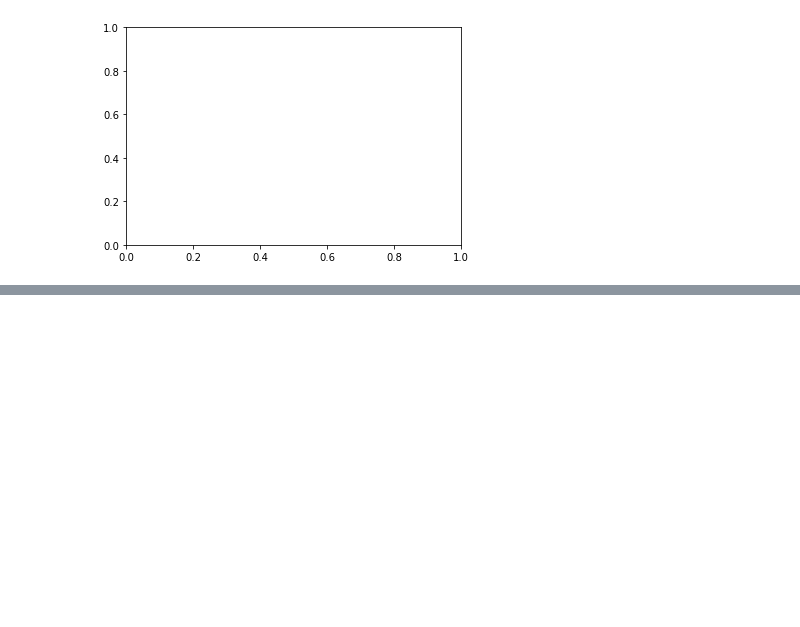
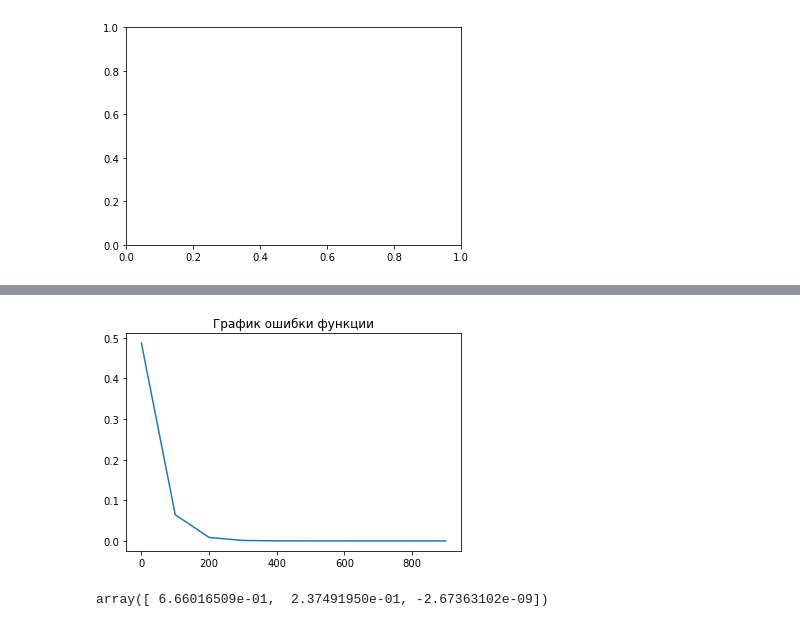
Before and after one commit to KaLiNkA-code/AI_PROJECT, a Jupyter notebook: notebooks/dev.ipynb, the cells around one changed output, grey strips where cells are left out. Cells and saved outputs as stored; diff of their text form; code cells hidden in the pictures; blank space fills up the shorter version.

```diff
--- a/notebooks/dev.ipynb
+++ b/notebooks/dev.ipynb
@@ -191,0 +369,18 @@ ValueError: x and y must have same first dimension, but have shapes (2188,) and
+# %%
+plt.plot(x_vals, y_vals, "blue")
+plt.plot(x_vals, y_vals, "blue")
+plt.grid(True, which="major")
+plt.show()
+x_train = features[['budget', 'popularity']]
+y_train = features['revenue'].to_numpy()
+
+X = np.concatenate([x_train.to_numpy(), np.ones([len(x_train), 1])], axis=1)
+# features.to_numpy().shape, np.ones([len(features), 1]).shape
+X @ w
+X, y_train
+# w = random_normal()             # можно пробовать и другие виды инициализации
+# repeat S times:                 # другой вариант: while abs(err) > tolerance
+#    f = X.dot(w)                 # посчитать предсказание
+#    err = f - y                  # посчитать ошибку
+#    grad = 2 * X.T.dot(err) / N  # посчитать градиент
+#    w -= alpha * grad            # обновить веса
@@ -191,0 +398,20 @@ ValueError: x and y must have same first dimension, but have shapes (2188,) and
+# %%
+LR = 0.01
+w = np.random.randn(3)
+N = len(y_train)
+
+x_plot = []
+y_plot = []
+for i in range(1000):
+    f = X.dot(w)
+    err = f - y_train
+    grad = 2 * X.T.dot(err) / N
+    w -= LR * grad
+    if i % 100 == 0:
+        x_plot.append(i)
+        y_plot.append(err.mean())
+        print(err.mean())
+
+
+print(x_plot)
+print(y_plot)
@@ -191,0 +431,13 @@ ValueError: x and y must have same first dimension, but have shapes (2188,) and
+# %%
+fig, ax = plt.subplots()
+
+ax.plot(x_plot, y_plot)
+ax.set(title='График ошибки функции')
+plt.show()
+# %% [output]
+[figure, added]
+# %%
+
+w
+# %% [output]
+array([ 6.66016509e-01,  2.37491950e-01, -2.67363102e-09])
```
Also changed, not shown: parts of 12 cells of this notebook, 1 other file.
